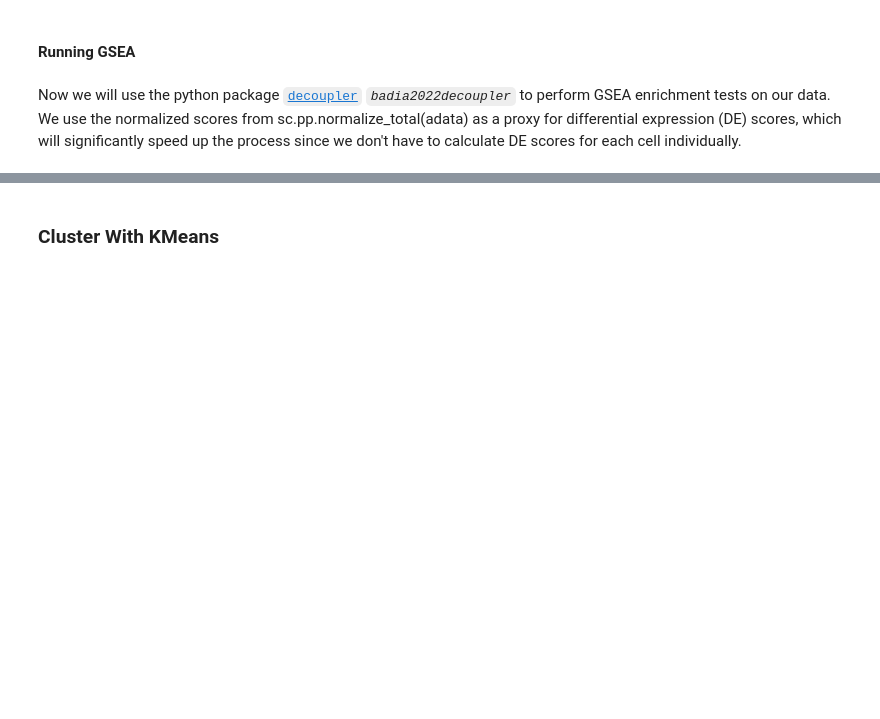
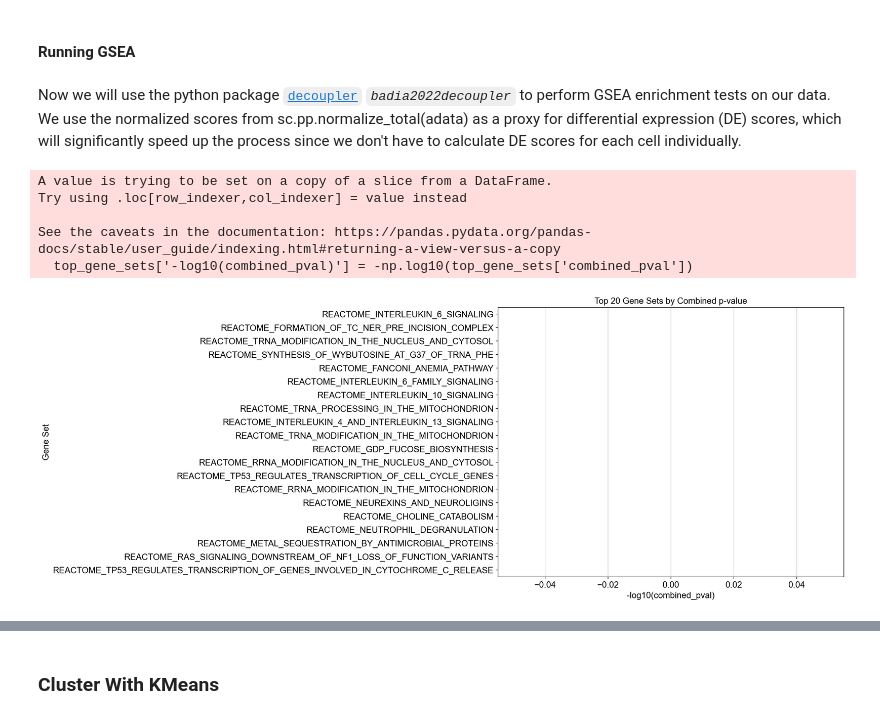
Before and after one commit to zurkin1/PathSingle, a Jupyter notebook: pathsingle/bench_pbmc_shap.ipynb, the cells around one changed output, grey strips where cells are left out. Drawn from its saved outputs; the diff is of its cells as text; code cells hidden in the pictures; blank space fills up the shorter version.

```diff
--- a/pathsingle/bench_pbmc_shap.ipynb
+++ b/pathsingle/bench_pbmc_shap.ipynb
@@ -162,27 +168,62 @@ Now we will use the python package [`decoupler`](https://decoupler-py.readthedoc
 # %%
+from scipy.stats import combine_pvalues
+
+
 #Prepare the result matrix for GSEA scores.
 num_cells = adata.shape[0]
 num_gene_sets = len(reactome['geneset'].unique())
 gsea_results_matrix = np.zeros((num_cells, num_gene_sets))
+pvals_matrix = np.zeros((num_cells, num_gene_sets))
 
 #Loop through each cell to run GSEA.
 for cell_index in tqdm(range(num_cells)):
     #Get normalized expression values for the specific cell.
     cell_expr = adata.X[cell_index]
 
     #Create a DataFrame to hold DE scores.
     de_scores = pd.DataFrame(cell_expr, index=adata.var_names, columns=['scores'])
 
     #Run GSEA using decoupler.
-    _, norm, _ = decoupler.run_gsea(
+    scores, norm, pvals = decoupler.run_gsea(
         de_scores.T,
         reactome,
         source="geneset",
         target="genesymbol"
     )
 
     #Store the normalized enrichment scores (NES) in the result matrix.
     gsea_results_matrix[cell_index, :] = norm.iloc[:, 0].values
+    pvals_matrix[cell_index, :] = pvals.iloc[:, 0].values
 
-#Save the result matrix for later use.
-np.save('./data/gsea_results_matrix.npy', gsea_results_matrix)
+# Combine p-values across all cells using Fisher's method.
+combined_pvals = np.zeros(num_gene_sets)
+for i in range(num_gene_sets):
+    combined_pvals[i] = combine_pvalues(pvals_matrix[:, i])[1]
+
+#np.save('./data/gsea_results_matrix.npy', gsea_results_matrix)
+# Create a DataFrame to store the combined p-values and sort by p-value.
+gene_sets = reactome['geneset'].unique()
+combined_pvals_df = pd.DataFrame({'geneset': gene_sets, 'combined_pval': combined_pvals})
+combined_pvals_df = combined_pvals_df.sort_values('combined_pval')
+
+# Display the top 20 gene sets based on combined p-values.
+top_gene_sets = combined_pvals_df.head(20)
+top_gene_sets['-log10(combined_pval)'] = -np.log10(top_gene_sets['combined_pval'])
+
+# Plot the top 20 gene sets.
+import seaborn as sns
+import matplotlib.pyplot as plt
+
+plt.figure(figsize=(10, 8))
+sns.barplot(x='-log10(combined_pval)', y='geneset', data=top_gene_sets)
+plt.xlabel('-log10(combined_pval)')
+plt.ylabel('Gene Set')
+plt.title('Top 20 Gene Sets by Combined p-value')
+plt.show()
+# %% [output]
+A value is trying to be set on a copy of a slice from a DataFrame.
+Try using .loc[row_indexer,col_indexer] = value instead
+
+See the caveats in the documentation: https://pandas.pydata.org/pandas-docs/stable/user_guide/indexing.html#returning-a-view-versus-a-copy
+  top_gene_sets['-log10(combined_pval)'] = -np.log10(top_gene_sets['combined_pval'])
+[figure, added]
```
Also changed, not shown: parts of 8 cells of this notebook, 1 other file.
